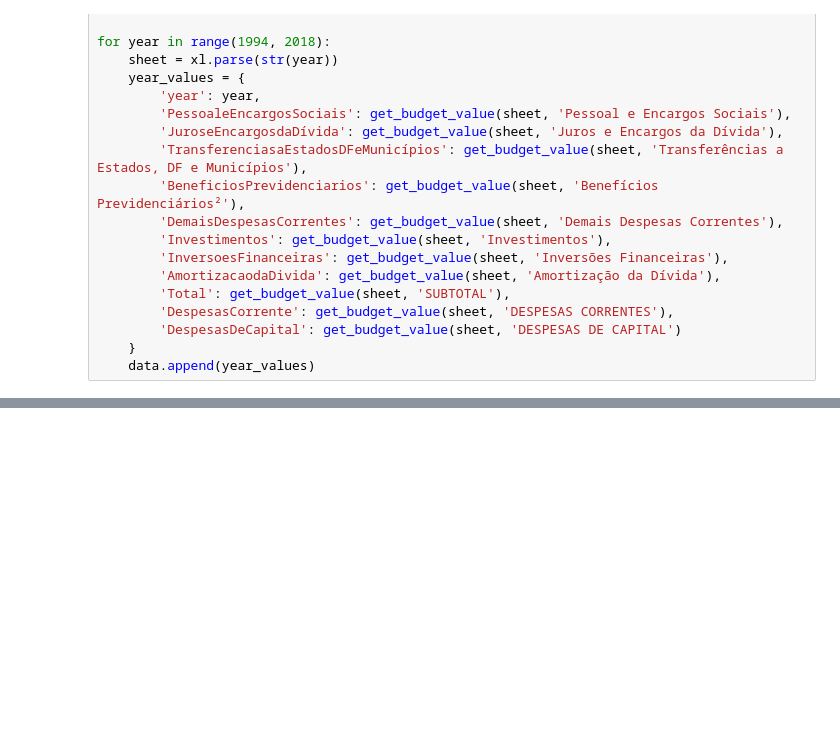
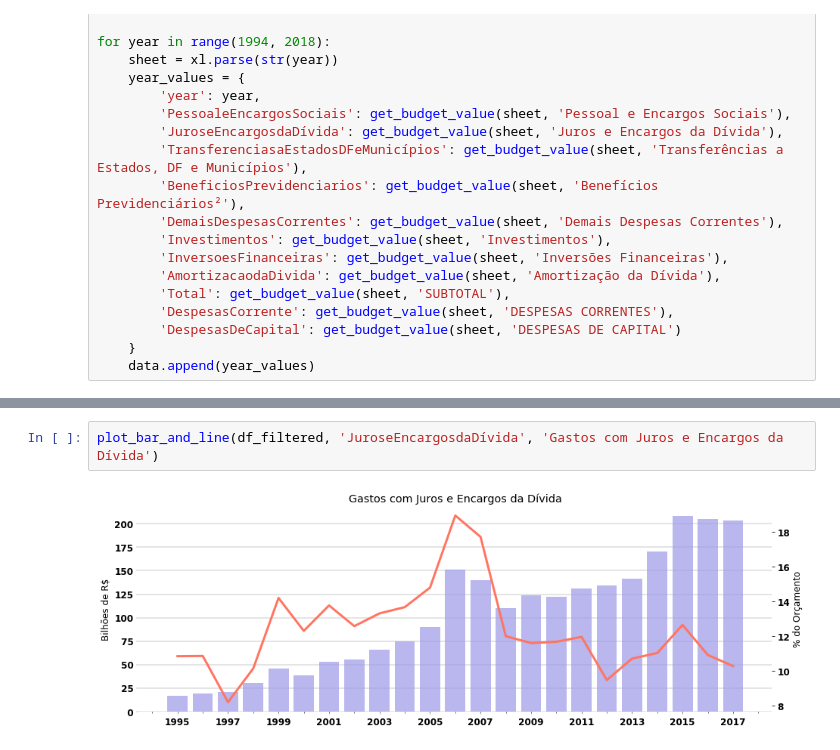
Before and after one commit to rafaelpadovezi/charts-charts-charts, a Jupyter notebook: notebooks/orcamento-federal/Despesa.ipynb, the cells around one changed output, grey strips where cells are left out. Saved outputs shown, nothing was run; the diff lists cells and outputs as text; blank space fills up the shorter version.

```diff
--- a/notebooks/orcamento-federal/Despesa.ipynb
+++ b/notebooks/orcamento-federal/Despesa.ipynb
@@ -47,0 +164,4 @@ pd.DataFrame(data)
+# %%
+plot_bar_and_line(df_filtered, 'JuroseEncargosdaDívida', 'Gastos com Juros e Encargos da Dívida')
+# %% [output]
+[figure, added]
```
Also changed, not shown: parts of 9 cells of this notebook.
